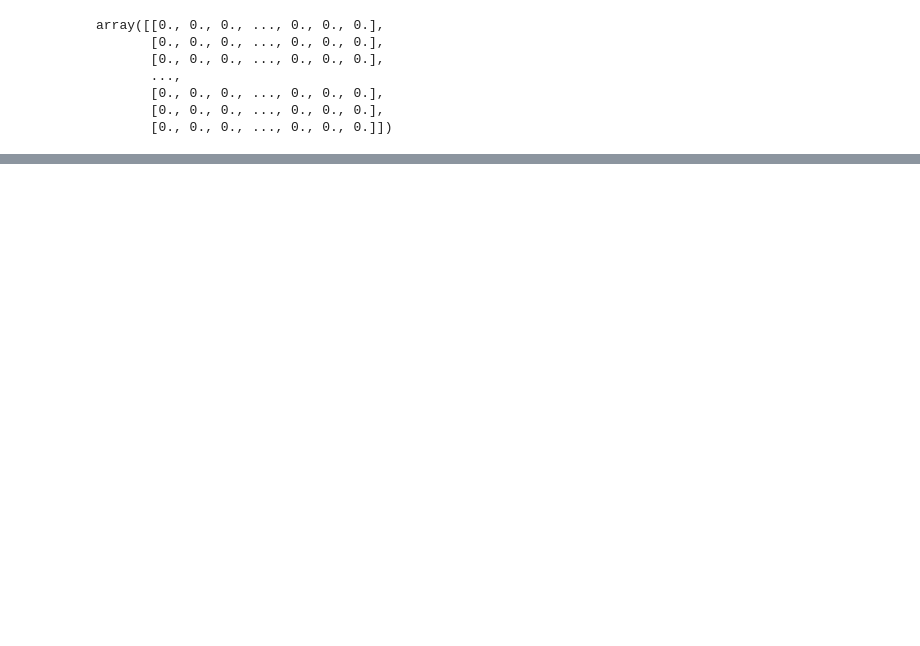
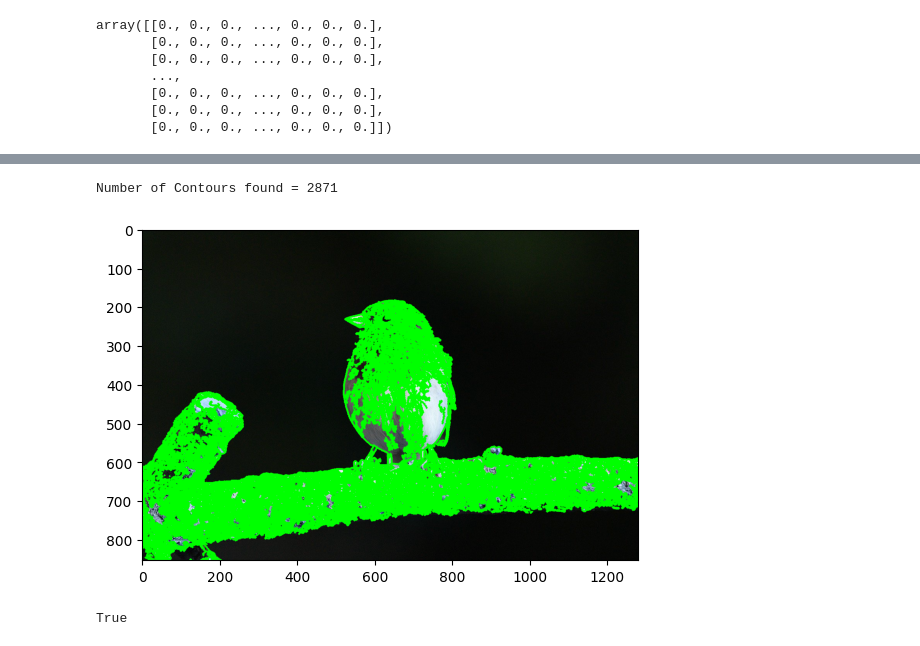
Before and after one commit to uol-mediaprocessing-2023-2024-classroom/project-line-art, a Jupyter notebook: dokumentary/TaleaResearch.ipynb, the cells around one changed output, grey strips where cells are left out. Drawn from its saved outputs; the diff is of its cells as text; code cells hidden in the pictures; blank space fills up the shorter version.

```diff
--- a/dokumentary/TaleaResearch.ipynb
+++ b/dokumentary/TaleaResearch.ipynb
@@ -129,0 +160,35 @@ plt.show()
+# %%
+import cv2
+import numpy as np
+
+image = cv2.imread('pictures/dark-eyed-junco.jpg')
+#cv2.waitKey(0)
+
+gray = cv2.cvtColor(image, cv2.COLOR_BGR2GRAY)
+
+edged = cv2.Canny(gray, 30, 200)
+#cv2.waitKey(0)
+
+contours, hierarchy = cv2.findContours(edged,
+    cv2.RETR_EXTERNAL, cv2.CHAIN_APPROX_NONE)
+
+cv2.imshow('Canny Edges After Contouring', edged)
+#cv2.waitKey(0)
+
+print("Number of Contours found = " + str(len(contours)))
+
+cv2.drawContours(image, contours, -1, (0, 255, 0), 3)
+
+cv2.imshow('Contours', image)
+
+# show on screen (optional in jupiter)
+%matplotlib inline
+plt.imshow(image)
+plt.show()
+
+# save to disk
+cv2.imwrite('picture.png', img_a)
+# %% [output]
+Number of Contours found = 2871
+[figure, added]
+True
```
Also changed, not shown: parts of 12 cells of this notebook.
